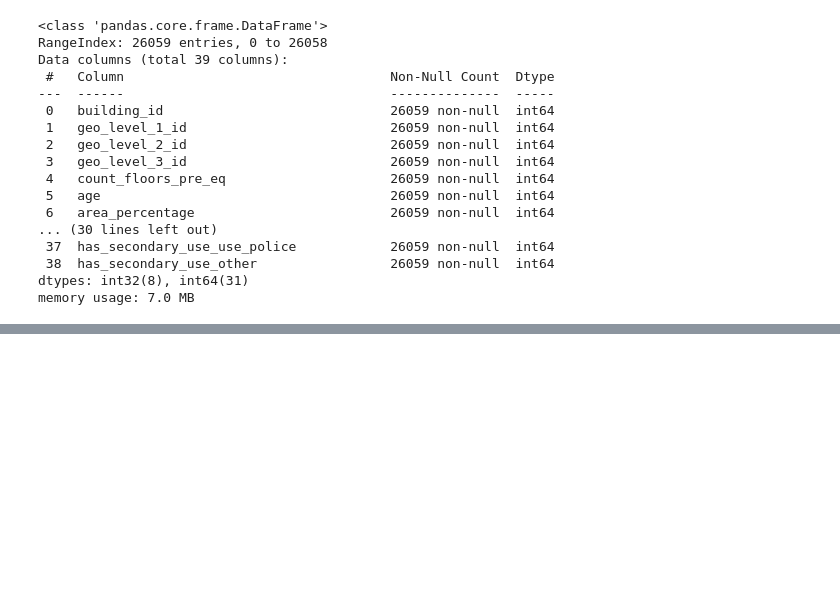
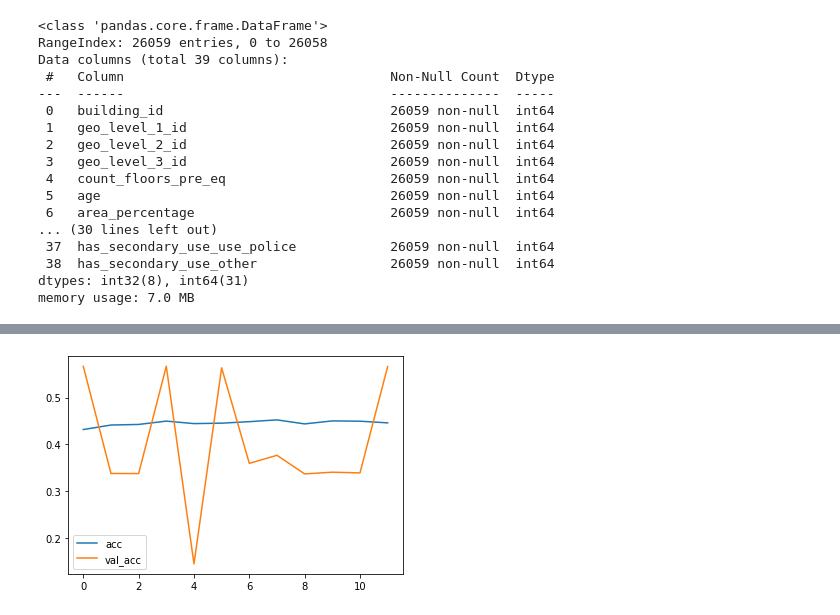
Before and after one commit to vleong1/modeling_earthquake_damage, a Jupyter notebook: ChrisMartinNNModeling.ipynb, the cells around one changed output, grey strips where cells are left out. Saved outputs shown, nothing was run; the diff lists cells and outputs as text; code cells hidden in the pictures; blank space fills up the shorter version.

Commit message:
Updated modeling notebooks

```diff
--- a/ChrisMartinNNModeling.ipynb
+++ b/ChrisMartinNNModeling.ipynb
@@ -483,0 +200,17 @@ Pipeline(steps=[('standardscaler', StandardScaler()),
+# %%
+y_train = to_categorical(y_train)
+y_test = to_categorical(y_test)
+# %%
+early = EarlyStopping(patience=5)
+# %%
+model = Sequential()
+model.add(Dense(80, activation='relu', kernel_regularizer=l2(.1)))
+model.add(Dense(40, activation='relu'))
+model.add(Dense(4, activation='softmax'))
+
+model.compile(loss='categorical_crossentropy', metrics=['acc'], optimizer='adam')
+# %%
+history=model.fit(X_train, y_train,
+                 validation_data=(X_test,y_test),
+                 epochs=50, callbacks=[early])
+# val_acc: 0.5675
@@ -483,0 +235,7 @@ Pipeline(steps=[('standardscaler', StandardScaler()),
+# %%
+import matplotlib.pyplot as plt
+plt.plot(history.history['acc'], label='acc')
+plt.plot(history.history['val_acc'], label='val_acc')
+plt.legend();
+# %% [output]
+[figure, added]
```
Also changed, not shown: parts of 71 cells of this notebook, 1 other file.
